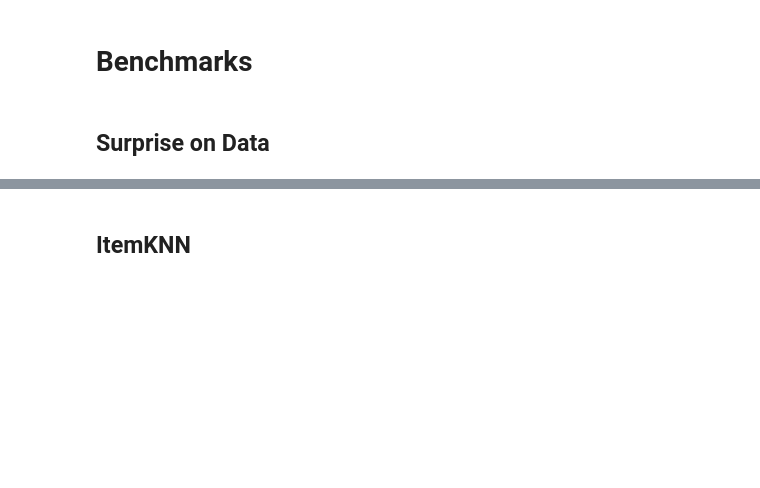
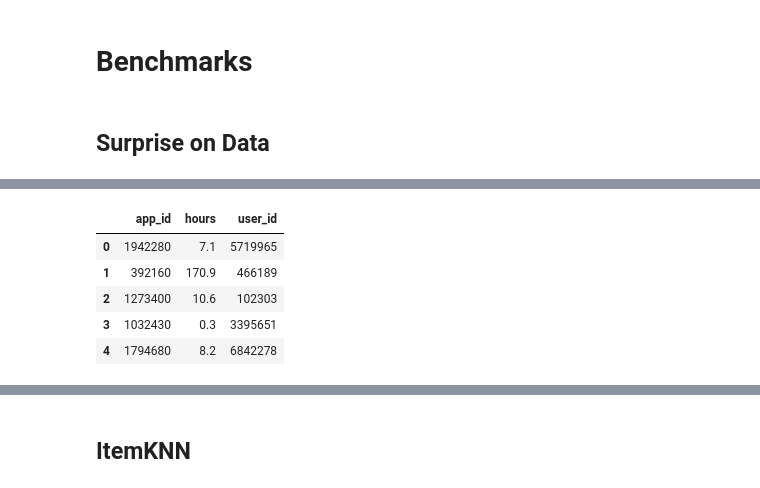
Before and after one commit to MitchellJC/game-rec, a Jupyter notebook: benchmark.ipynb, the cells around one changed output, grey strips where cells are left out. Drawn from its saved outputs; the diff is of its cells as text; code cells hidden in the pictures; blank space fills up the shorter version.

```diff
--- a/benchmark.ipynb
+++ b/benchmark.ipynb
@@ -18,0 +19,10 @@ df.head()
+# %%
+df = df[['app_id', 'hours', 'user_id']]
+df.head()
+# %% [output]
+|  | app_id | hours | user_id |
+| 0 | 1942280 | 7.1 | 5719965 |
+| 1 | 392160 | 170.9 | 466189 |
+| 2 | 1273400 | 10.6 | 102303 |
+| 3 | 1032430 | 0.3 | 3395651 |
+| 4 | 1794680 | 8.2 | 6842278 |
```
Also changed, not shown: parts of 11 cells of this notebook, 3 other files.
